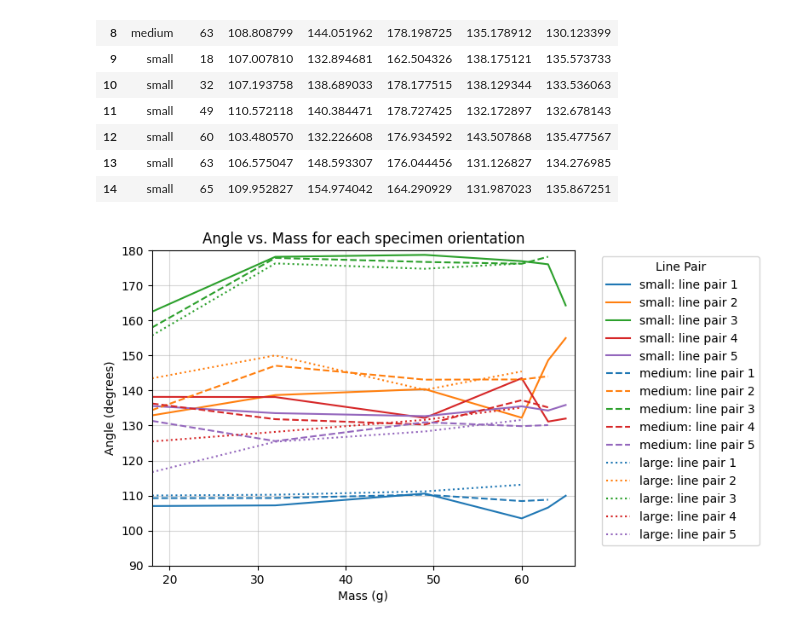
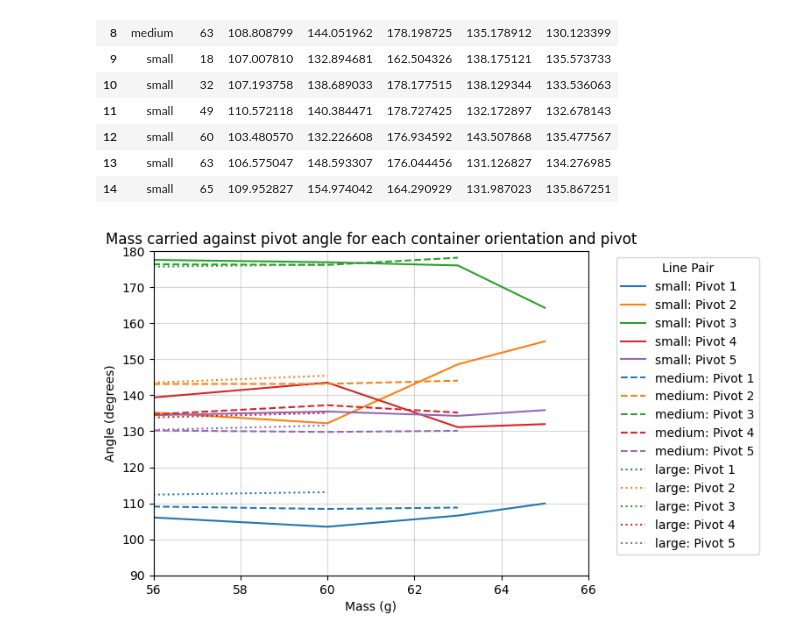
Before and after one commit to fxn-m/soft-robotics, a Jupyter notebook: analysis.ipynb, the cells around one changed output. Drawn from its saved outputs; the diff is of its cells as text; code cells hidden in the pictures.

```diff
--- a/analysis.ipynb
+++ b/analysis.ipynb
@@ -101,7 +101,7 @@ mass_results_avg
 fig, ax = plt.subplots()
 
 def plot_mass_results(data, object):
-    ax.set_xlim(18, 66)
+    ax.set_xlim(56, 66)
     ax.set_ylim(90, 180)
     # for the subset of data where object=='small', plot mass on x axis, angle on y axis, and color code by line pair
     data = data[data['object'] == object]
@@ -114,33 +114,33 @@ def plot_mass_results(data, object):
     }
 
     # Set the linestyle for the plot depending on the object with a switch case
     match(object):
         case 'small':
             linestyle = '-'
         case 'medium':
             linestyle = '--'
         case 'large':
             linestyle = ':'
 
     for line_pair in ['line_pair_1', 'line_pair_2', 'line_pair_3', 'line_pair_4', 'line_pair_5']:
         plt.plot(data['mass'], data[line_pair],
-                 label=object + ': ' + ' '.join(line_pair.split('_')), linestyle=linestyle, color=colors[line_pair])
+                 label=object + ': ' + 'Pivot ' + line_pair.split('_')[-1], linestyle=linestyle, color=colors[line_pair])
 
     ax.legend(title='Line Pair', bbox_to_anchor=(1.05, 1), loc='upper left')
 
 # Set the x-axis and y-axis labels
 ax.set_xlabel('Mass (g)')
 ax.set_ylabel('Angle (degrees)')
-ax.set_title(f'Angle vs. Mass for each specimen orientation')
+ax.set_title(f'Mass carried against pivot angle for each container orientation and pivot')
 ax.grid(alpha=0.5)
 
 for object in ['small', 'medium', 'large']:
     plot_mass_results(mass_results_avg, object)
 
 # Export the plot as a PNG
 plt.savefig('mass_vs_angle.png', bbox_inches='tight', dpi=600)
 
 # Display the plots
 plt.show()
 # %% [output]
-[figure, old version]
+[figure, new version]
```
Also changed, not shown: parts of 1 cell of this notebook, 4 other files.
